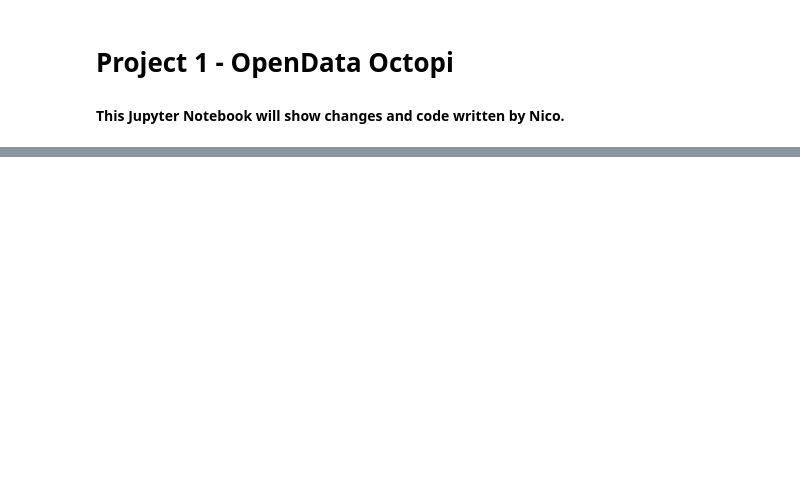
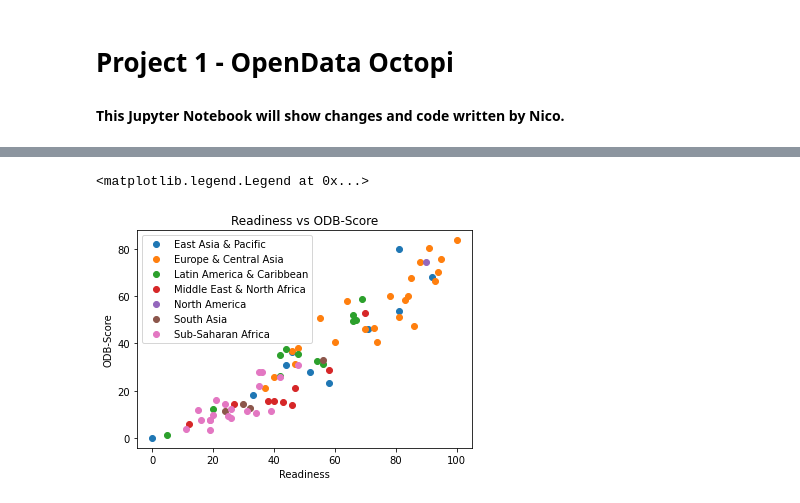
Before and after one commit to kreetigulati/Egovernance_and_OpenData, a Jupyter notebook: Project1_nico.ipynb, the cells around one changed output, grey strips where cells are left out. Saved outputs shown, nothing was run; the diff lists cells and outputs as text; code cells hidden in the pictures; blank space fills up the shorter version.

```diff
--- a/Project1_nico.ipynb
+++ b/Project1_nico.ipynb
@@ -65,0 +111,11 @@ JSONDecodeError: Expecting value: line 1 column 1 (char 0)
+# %%
+groups = merged.groupby("Region")
+for name, group in groups:
+    plt.plot(group["Readiness-Scaled"], group["ODB-Score-Scaled"], marker="o", linestyle="", label=name)
+plt.title('Readiness vs ODB-Score')
+plt.xlabel('Readiness')
+plt.ylabel('ODB-Score')
+plt.legend()
+# %% [output]
+<matplotlib.legend.Legend at 0x...>
+[figure, added]
```
Also changed, not shown: parts of 13 cells of this notebook, 5 other files.
